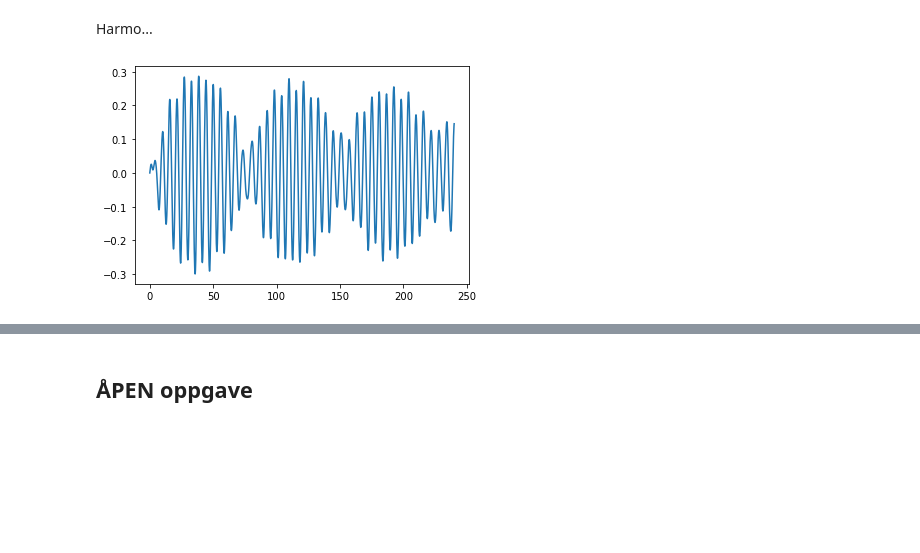
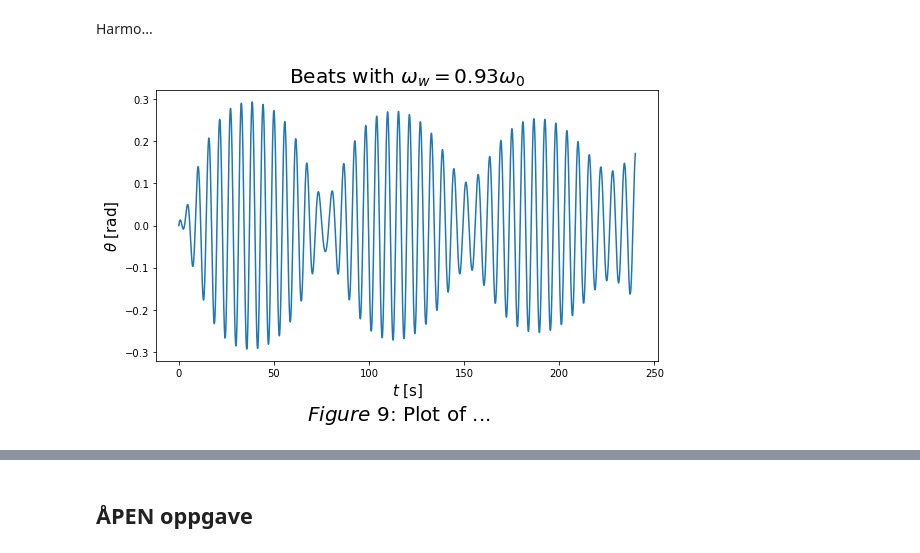
Before and after one commit to Trond01/TMA4320_prosjekt_2, a Jupyter notebook: prosjekt2.ipynb, the cells around one changed output, grey strips where cells are left out. Drawn from its saved outputs; the diff is of its cells as text; code cells hidden in the pictures; blank space fills up the shorter version.

```diff
--- a/prosjekt2.ipynb
+++ b/prosjekt2.ipynb
@@ -443,7 +449,7 @@ def animate_boat(t, theta, x_C, y_C, s_L=[], title="", gjerde=False, stepsize=0.
 # %% [markdown]
 Plotting ...
 # %%
-figure_count = 0 # To keep track of figure numbers
+figure_count = 2566257 # To keep track of figure numbers
 def plot_function(x_vals_list, y_vals_list, title = "",
                   xlabel = r"$t$ [s]", ylabel = r"$\theta$ [rad]", labels = False,
                   fig_text = False, fig_text_size = 20,
@@ -470,7 +476,7 @@ def plot_function(x_vals_list, y_vals_list, title = "",
     if fig_text:
         global figure_count
         figure_count += 1
-        txt = f"Figure {figure_count}: " + fig_text
+        txt = f"$Figure$ ${figure_count}$: " + fig_text
         plt.figtext(0.5, -0.04 * label_size/15, txt, wrap=True, horizontalalignment='center', fontsize = fig_text_size)
     if set_xlim:
         ax.set_xlim(set_xlim)
@@ -503,7 +509,7 @@ def plot_function_dual(x_vals_list, y_vals_list, titles, linestyles,
     if fig_text:
         global figure_count
         figure_count += 1
-        txt = f"Figure {figure_count}: " + fig_text
+        txt = f"$Figure$ ${figure_count}$: " + fig_text
         plt.figtext(0.5, -0.04 * label_size/15, txt, wrap=True, horizontalalignment='center', fontsize = 20)
     if file_title:
         fig.savefig(f'figures/{file_title}.png')
@@ -590,7 +596,7 @@ def ode_solver(f, t0, t_end, w0, h0, method=euler_method):
 
         if capsized:
             tn += h
-            wn = np.array([np.pi/2 * np.sign(wn[0]), 0, 0, 0, max(-R, wn[4]-0.2), 0, 0, 0])
+            wn = np.array([np.pi/2 * np.sign(wn[0]), 0, wn[2], 0, max(-R, wn[4]-0.2), 0, 0, 0])
         else:
             tn, wn = method(f, tn, wn, h) # Do last step
 
@@ -1206,17 +1174,23 @@ Harmo...
 # %%
 # 2g
 
 t0 = 0
 t_end = 240
-w0 = [0, 2*np.pi/180, 0, 0, 0, 0, 0, 0]
 h = 0.01
+w0 = [0, 2*np.pi/180, 0, 0, yC0, 0, 0, 0]
+k_f = 100
 F_0 = 0.625*m*g
-omega_w = 0.93*np.sqrt(m*g*h_CM/I_C)
-k_f = 100
+omega_w_scale_factor = 0.93
+omega_w = omega_w_scale_factor*np.sqrt(m*g*h_CM/I_C)
 
 t_vals, w_vals = ode_solver(f_wind_friction, t0, t_end, w0, h, method=RK4_method)
+plot_function([t_vals], [w_vals[0]], title = r"Beats with $\omega_w=$" + f"{omega_w_scale_factor}" + r"$\omega_0$",
+              fig_text = "Plot of ...", linestyles = [], title_size=20,
+              labels = False, loc = "upper right")
 
-plt.plot(t_vals, w_vals[0])
-plt.show()
+# skips = int(0.1/h) # only care about 0.1 s intervals
+# animate_boat(t_vals[::skips], w_vals[0][::skips], w_vals[2][::skips], w_vals[4][::skips],
+#              w_vals[6][::skips], title = r"$\omega_w=$ " + f"{omega_w_scale_factor}" + r"$\omega_0$",
+#              gif_name = f"beats_omega_w={omega_w_scale_factor}omega_0")
 # %% [output]
-[figure, old version]
+[figure, new version]
```
Also changed, not shown: parts of 31 cells of this notebook, 8 other files.
